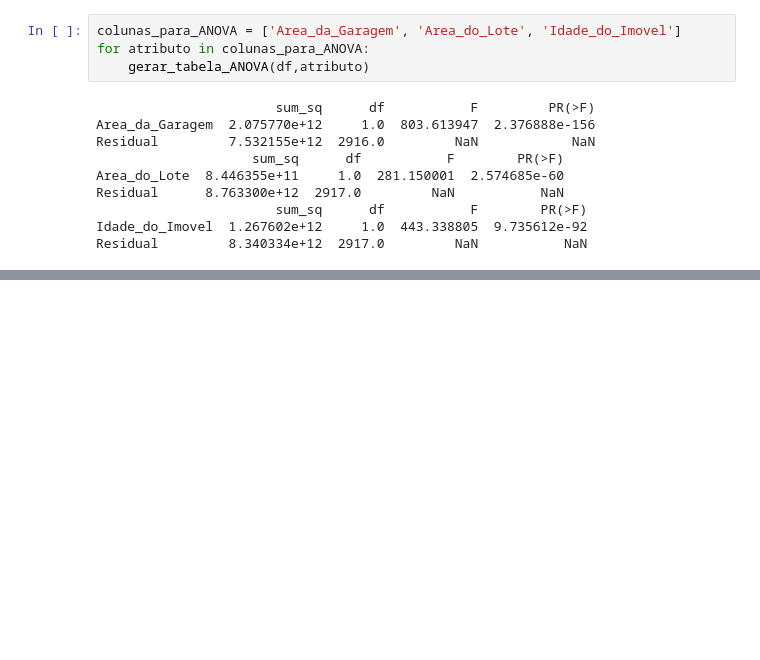
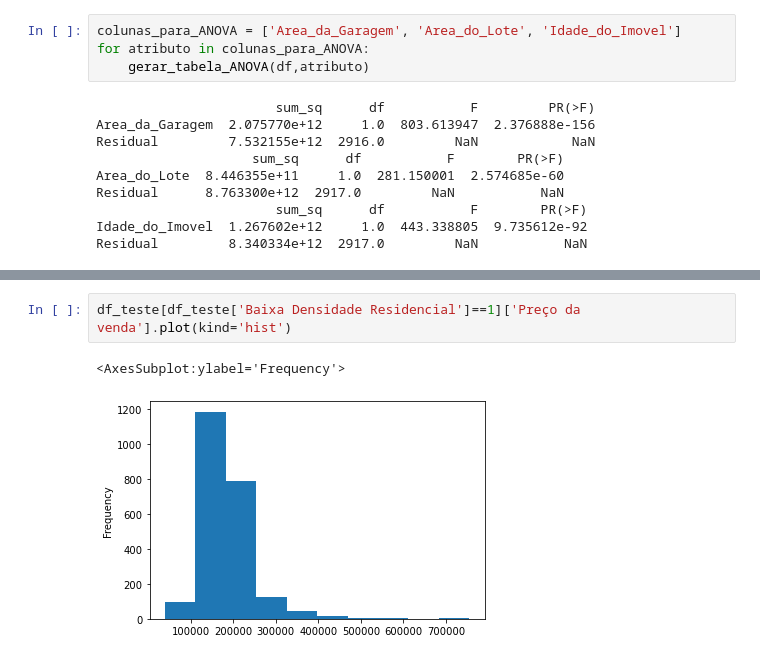
Before and after one commit to fabioheiji/mqaa, a Jupyter notebook: ANOVA e MANOVA.ipynb, the cells around one changed output, grey strips where cells are left out. Cells and saved outputs as stored; diff of their text form; blank space fills up the shorter version.

```diff
--- a/ANOVA e MANOVA.ipynb
+++ b/ANOVA e MANOVA.ipynb
@@ -176,0 +242,5 @@ for atributo in colunas_para_ANOVA:
+# %%
+df_teste[df_teste['Baixa Densidade Residencial']==1]['Preço da venda'].plot(kind='hist')
+# %% [output]
+<AxesSubplot:ylabel='Frequency'>
+[figure, added]
```
Also changed, not shown: parts of 31 cells of this notebook, 2 other files.
